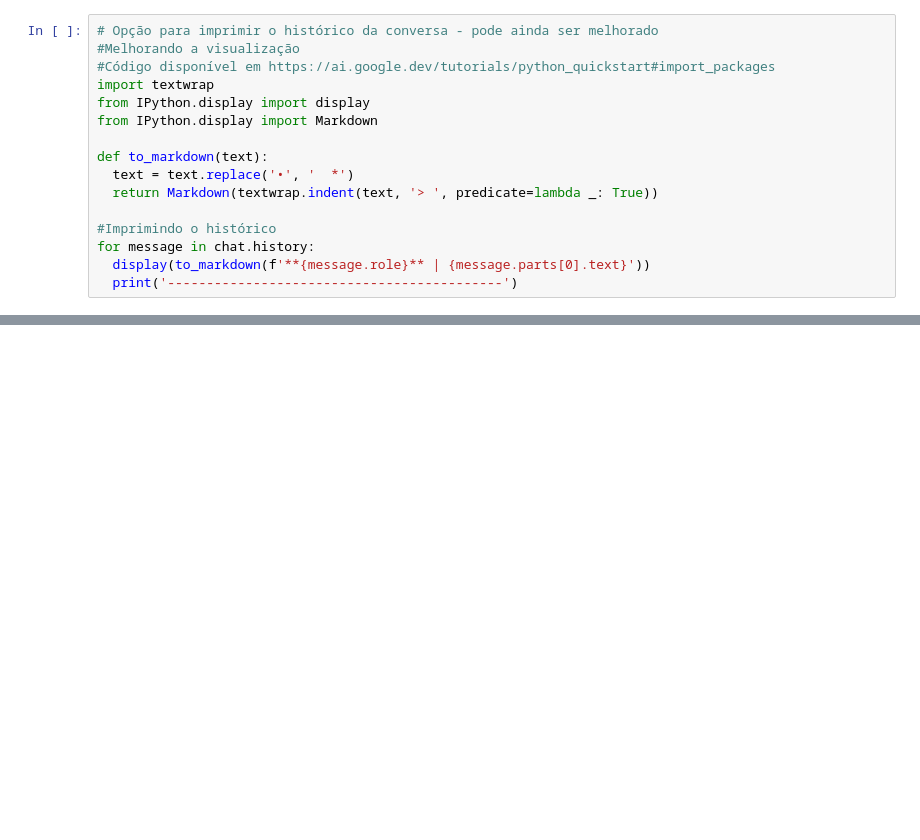
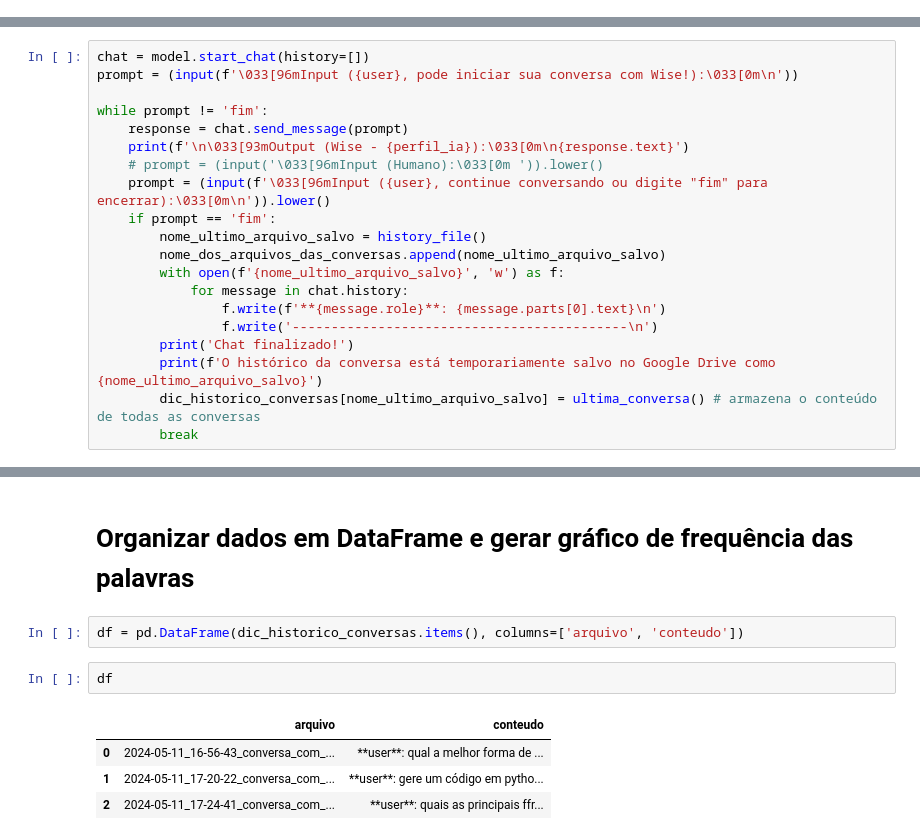
Before and after one commit to geanclm/Google_AI_Studio_API_Gemini, a Jupyter notebook: wise.ipynb, the cells around one changed output, grey strips where cells are left out. Drawn from its saved outputs; the diff is of its cells as text; blank space fills up the shorter version.

```diff
--- a/wise.ipynb
+++ b/wise.ipynb
@@ -134,16 +2,0 @@ Chat finalizado e histórico da conversa salvo na pasta default do Google Drive
-# %%
-# Opção para imprimir o histórico da conversa - pode ainda ser melhorado
-#Melhorando a visualização
-#Código disponível em https://ai.google.dev/tutorials/python_quickstart#import_packages
-import textwrap
-from IPython.display import display
-from IPython.display import Markdown
-
-def to_markdown(text):
-  text = text.replace('•', '  *')
-  return Markdown(textwrap.indent(text, '> ', predicate=lambda _: True))
-
-#Imprimindo o histórico
-for message in chat.history:
-  display(to_markdown(f'**{message.role}** | {message.parts[0].text}'))
-  print('-------------------------------------------')
@@ -149,0 +283,20 @@ for message in chat.history:
+# %%
+chat = model.start_chat(history=[])
+prompt = (input(f'\033[96mInput ({user}, pode iniciar sua conversa com Wise!):\033[0m\n'))
+
+while prompt != 'fim':
+    response = chat.send_message(prompt)
+    print(f'\n\033[93mOutput (Wise - {perfil_ia}):\033[0m\n{response.text}')
+    # prompt = (input('\033[96mInput (Humano):\033[0m ')).lower()
+    prompt = (input(f'\033[96mInput ({user}, continue conversando ou digite "fim" para encerrar):\033[0m\n')).lower()
+    if prompt == 'fim':
+        nome_ultimo_arquivo_salvo = history_file()
+        nome_dos_arquivos_das_conversas.append(nome_ultimo_arquivo_salvo)
+        with open(f'{nome_ultimo_arquivo_salvo}', 'w') as f:
+            for message in chat.history:
+                f.write(f'**{message.role}**: {message.parts[0].text}\n')
+                f.write('-------------------------------------------\n')
+        print('Chat finalizado!')
+        print(f'O histórico da conversa está temporariamente salvo no Google Drive como {nome_ultimo_arquivo_salvo}')
+        dic_historico_conversas[nome_ultimo_arquivo_salvo] = ultima_conversa() # armazena o conteúdo de todas as conversas
+        break
@@ -149,0 +365,11 @@ for message in chat.history:
+# %% [markdown]
+# Organizar dados em DataFrame e gerar gráfico de frequência das palavras
+# %%
+df = pd.DataFrame(dic_historico_conversas.items(), columns=['arquivo', 'conteudo'])
+# %%
+df
+# %% [output]
+|  | arquivo | conteudo |
+| 0 | 2024-05-11_16-56-43_conversa_com_... | **user**: qual a melhor forma de ... |
+| 1 | 2024-05-11_17-20-22_conversa_com_... | **user**: gere um código em pytho... |
+| 2 | 2024-05-11_17-24-41_conversa_com_... | **user**: quais as principais ffr... |
```
Also changed, not shown: parts of 42 cells of this notebook.
